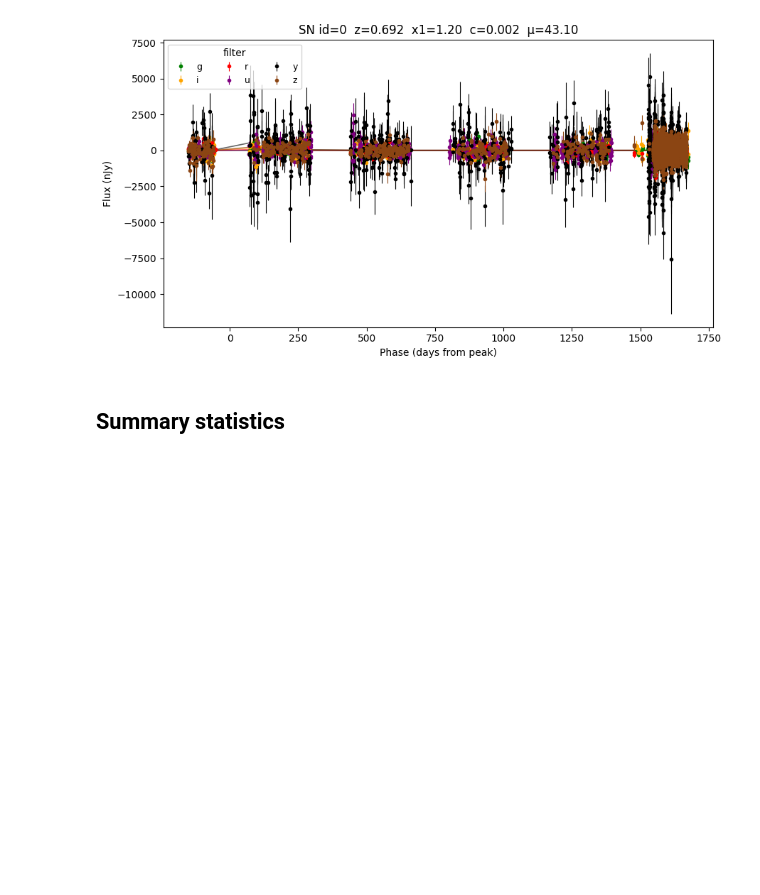
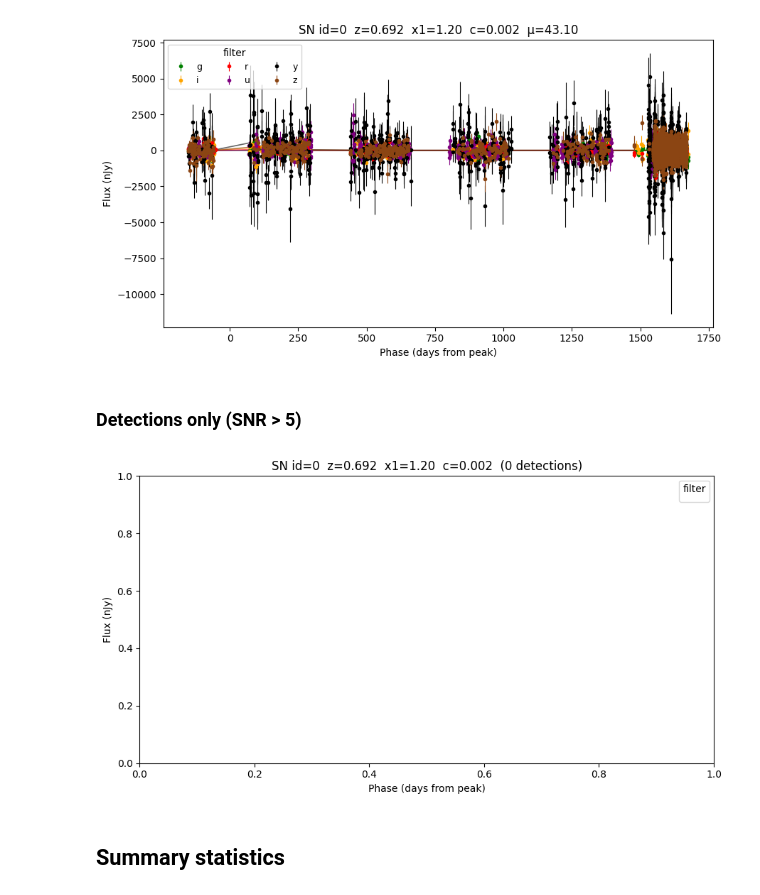
Before and after one commit to mi-dai/lightcurvelynx_sncollab, a Jupyter notebook: access_the_sims.ipynb, the cells around one changed output. Drawn from its saved outputs; the diff is of its cells as text; code cells hidden in the pictures; blank space fills up the shorter version.

Commit message:
add detections-only light curve plot (SNR > 5, unsaturated)
Co-Authored-By: Claude Sonnet 4.6 <noreply@anthropic.com>

```diff
--- a/access_the_sims.ipynb
+++ b/access_the_sims.ipynb
@@ -123,6 +123,31 @@ plt.tight_layout()
 plt.show()
 # %% [output]
 [figure]
+# %% [markdown]
+### Detections only (SNR > 5)
+# %%
+detections = lc[(lc["flux"] / lc["fluxerr"] > 5) & ~lc["is_saturated"]]
+
+fig, ax = plt.subplots(figsize=(9, 5))
+
+for filt, group in detections.groupby("filter"):
+    phase = group["mjd"] - sn.source_t0
+    color = FILTER_COLORS.get(filt, "gray")
+    ax.errorbar(phase, group["flux"], yerr=group["fluxerr"],
+                fmt="o", ms=4, lw=0.8, color=color, label=filt)
+
+ax.set_xlabel("Phase (days from peak)")
+ax.set_ylabel("Flux (nJy)")
+ax.set_title(
+    f"SN id={sn.id}  z={sn.z:.3f}  "
+    f"x1={sn.source_x1:.2f}  c={sn.source_c:.3f}  "
+    f"({len(detections)} detections)"
+)
+ax.legend(ncol=3, fontsize=9, title="filter")
+plt.tight_layout()
+plt.show()
+# %% [output]
+[figure, added]
 # %% [markdown]
 ## Summary statistics
 # %%
```
